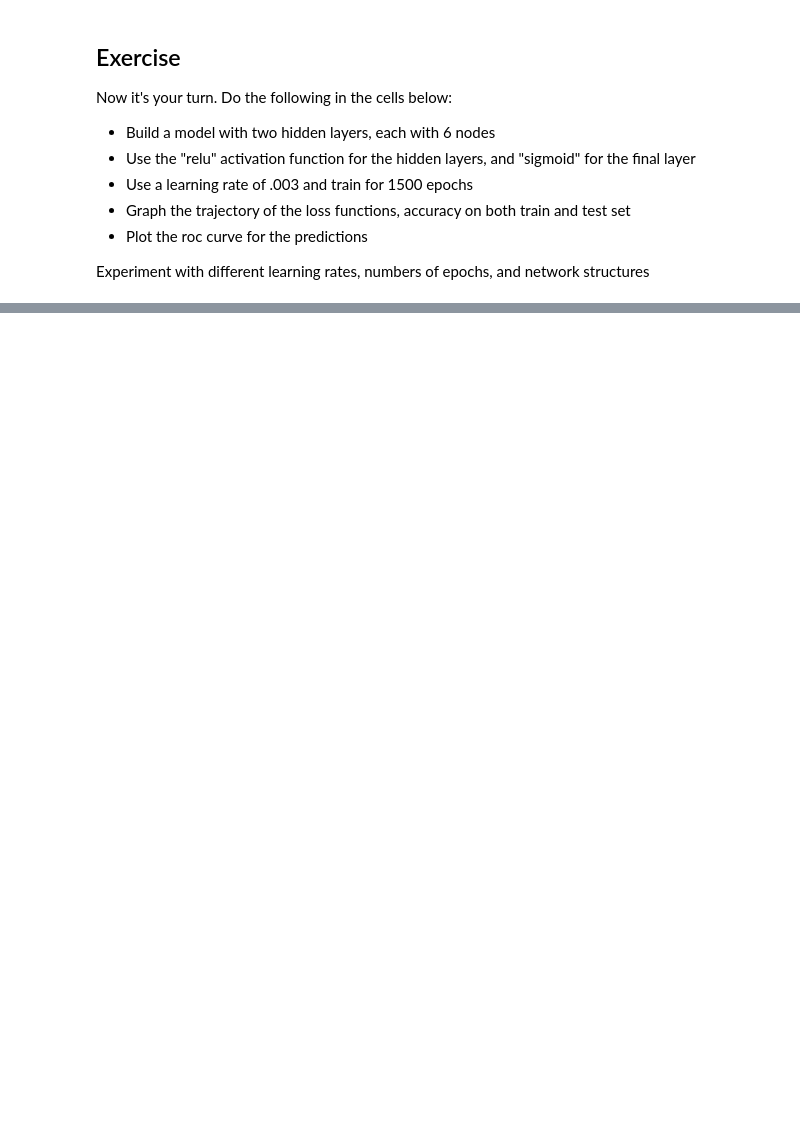
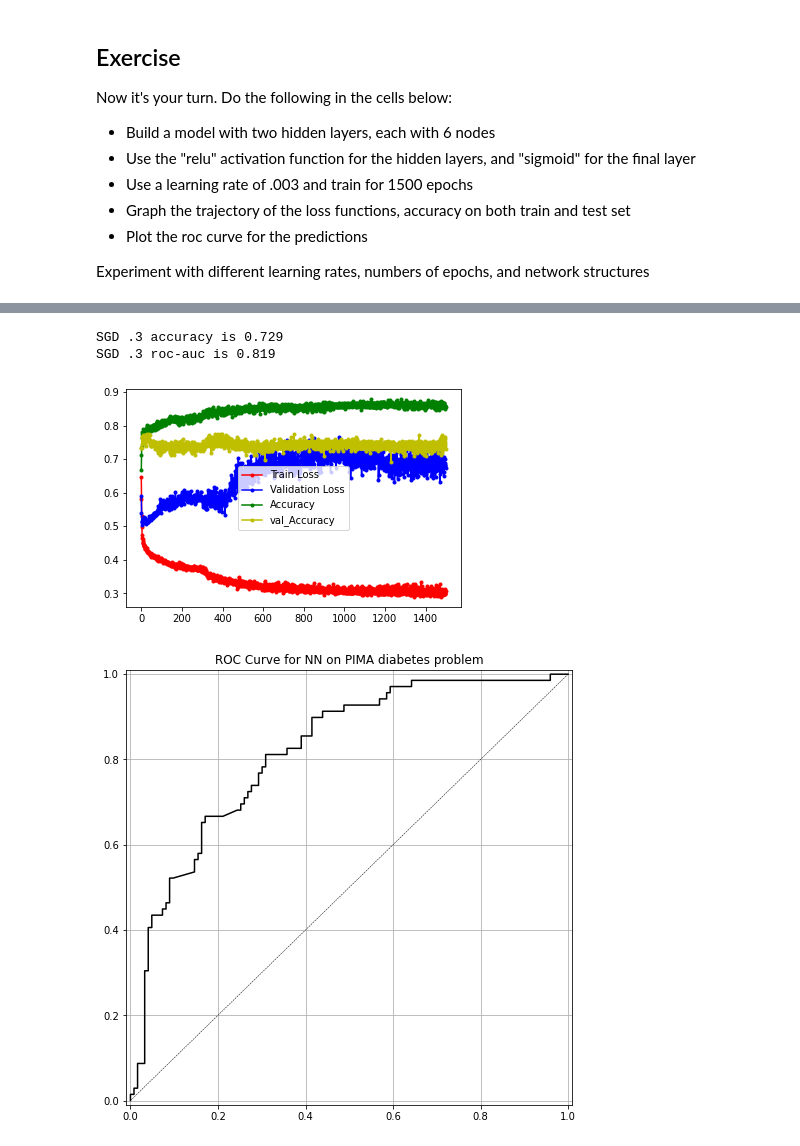
Before and after one commit to BulgarelliM/Computational-Intelligence, a Jupyter notebook: Neural_Network/Keras_First_NN_HW.ipynb, the cells around one changed output, grey strips where cells are left out. Drawn from its saved outputs; the diff is of its cells as text; code cells hidden in the pictures; blank space fills up the shorter version.

```diff
--- a/Neural_Network/Keras_First_NN_HW.ipynb
+++ b/Neural_Network/Keras_First_NN_HW.ipynb
@@ -366,0 +487,10 @@ Experiment with different learning rates, numbers of epochs, and network structu
+# %%
+model_new = Sequential([
+    Dense(6, input_shape=(8,), activation="relu"),
+    Dense(6, activation="relu"),
+    Dense(1, activation="sigmoid")
+])
+model_new.compile(SGD(lr = .3), "binary_crossentropy", metrics=["accuracy"])
+run_hist_new1 = model_new.fit(X_train_norm_new, y_train, validation_data=(X_test_norm_new, y_test), epochs=1500)
+y_pred_prob_nn_1_new = model_new.predict(X_test_norm_new)
+y_pred_class_nn_1_new = (y_pred_prob_nn_1_new > 0.5).astype("int32")
@@ -366,0 +515,7 @@ Experiment with different learning rates, numbers of epochs, and network structu
+# %%
+graficos('SGD .3',run_hist_new1,y_pred_class_nn_1_new,y_pred_prob_nn_1_new)
+# %% [output]
+SGD .3 accuracy is 0.729
+SGD .3 roc-auc is 0.819
+[figure, added]
+[figure, added]
```
Also changed, not shown: parts of 22 cells of this notebook.
